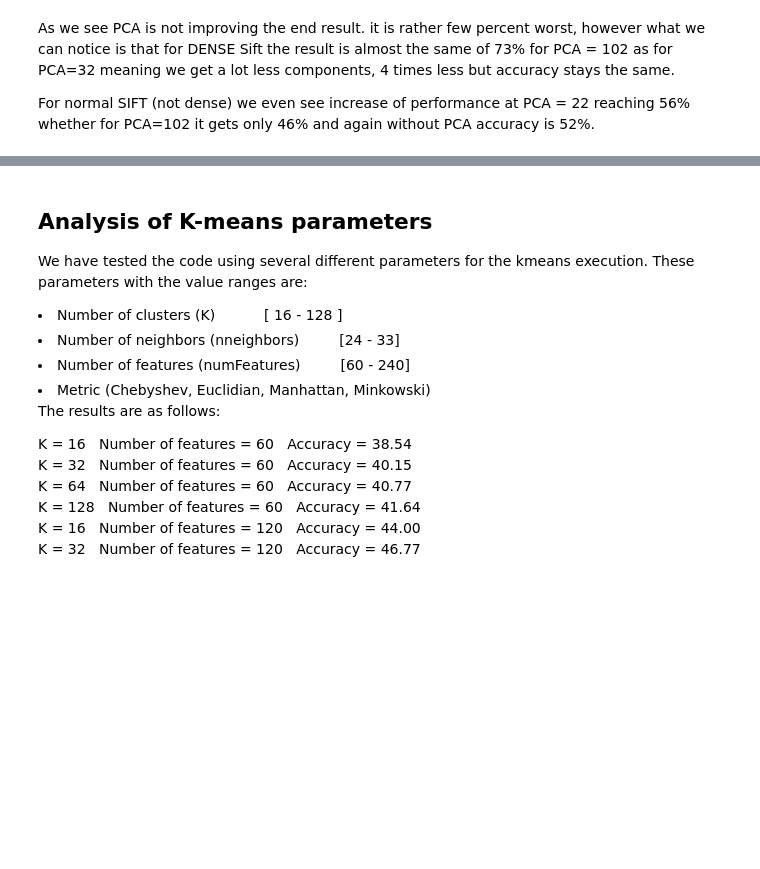
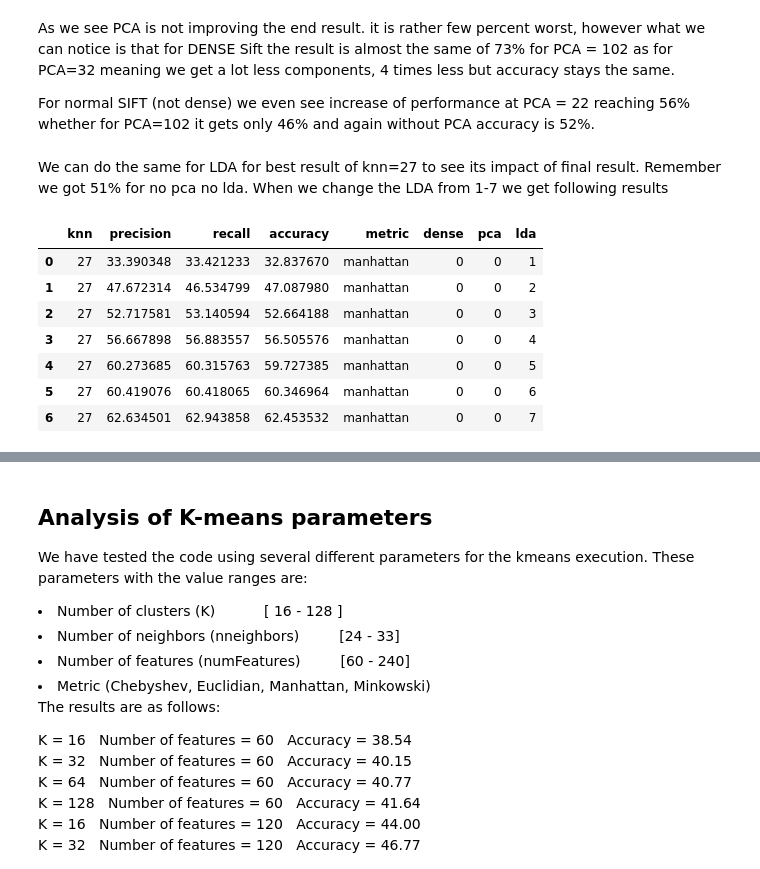
Before and after one commit to StanleyAlbayeros/MCV-M3-MLCV-G02, a Jupyter notebook: M3_Project_week1_BagOfWords_G02.ipynb, the cells around one changed output, grey strips where cells are left out. Drawn from its saved outputs; the diff is of its cells as text; code cells hidden in the pictures; blank space fills up the shorter version.

```diff
--- a/M3_Project_week1_BagOfWords_G02.ipynb
+++ b/M3_Project_week1_BagOfWords_G02.ipynb
@@ -237,3 +237,5 @@ max
 As we see PCA is not improving the end result. it is rather few percent worst, however what we can notice is that for DENSE Sift the result is almost the same of 73% for PCA = 102 as for PCA=32 meaning we get a lot less components, 4 times less but accuracy stays the same.
 
 For normal SIFT (not dense) we even see increase of performance at PCA = 22 reaching 56% whether for PCA=102 it gets only 46% and again without PCA accuracy is 52%.
+# %% [markdown]
+We can do the same for LDA for best result of knn=27 to see its impact of final result. Remember we got 51% for no pca no lda. When we change the LDA from 1-7 we get following results
@@ -239,0 +245,11 @@ For normal SIFT (not dense) we even see increase of performance at PCA = 22 reac
+# %%
+df_lda
+# %% [output]
+|  | knn | precision | recall | accuracy | metric | dense | pca | lda |
+| 0 | 27 | 33.390348 | 33.421233 | 32.837670 | manhattan | 0 | 0 | 1 |
+| 1 | 27 | 47.672314 | 46.534799 | 47.087980 | manhattan | 0 | 0 | 2 |
+| 2 | 27 | 52.717581 | 53.140594 | 52.664188 | manhattan | 0 | 0 | 3 |
+| 3 | 27 | 56.667898 | 56.883557 | 56.505576 | manhattan | 0 | 0 | 4 |
+| 4 | 27 | 60.273685 | 60.315763 | 59.727385 | manhattan | 0 | 0 | 5 |
+| 5 | 27 | 60.419076 | 60.418065 | 60.346964 | manhattan | 0 | 0 | 6 |
+| 6 | 27 | 62.634501 | 62.943858 | 62.453532 | manhattan | 0 | 0 | 7 |
```
Also changed, not shown: parts of 6 cells of this notebook, 1 other file.
